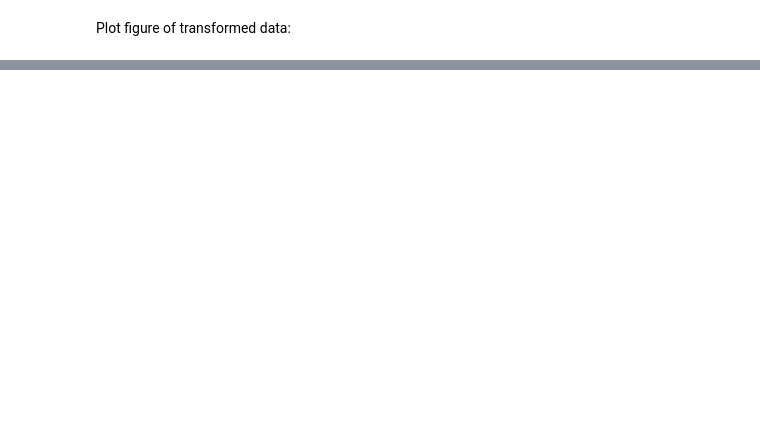
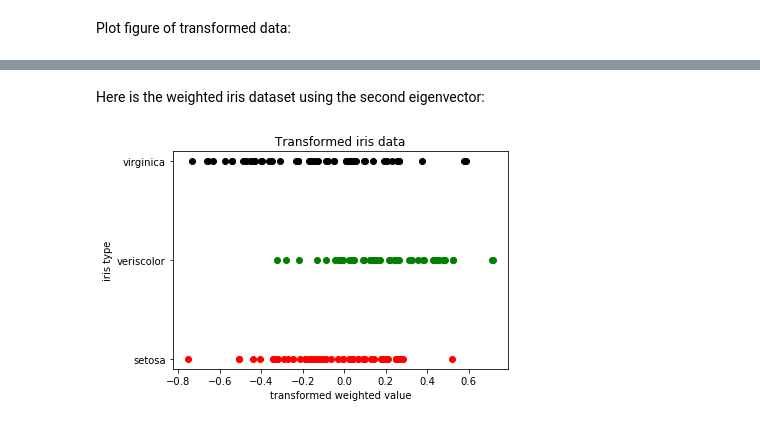
Before and after one commit to JustinTLee/Textbook-solutions, a Jupyter notebook: Machine Learning - an Algorithmic Perspective/practice questions/prob. 06.01.ipynb, the cells around one changed output, grey strips where cells are left out. Cells and saved outputs as stored; diff of their text form; code cells hidden in the pictures; blank space fills up the shorter version.

```diff
--- a/Machine Learning - an Algorithmic Perspective/practice questions/prob. 06.01.ipynb
+++ b/Machine Learning - an Algorithmic Perspective/practice questions/prob. 06.01.ipynb
@@ -69,0 +91,14 @@ It's evident that setosa is easy to separate.
+# %% [markdown]
+Here is the weighted iris dataset using the second eigenvector:
+# %%
+pl.figure(3)
+pl.title("Transformed iris data")
+pl.plot(irisAll[label0, 1], 1*np.ones((np.sum(label0), 1)), 'or', label = 'setosa')
+pl.plot(irisAll[label1, 1], 2*np.ones((np.sum(label1), 1)), 'og', label = 'versicolor')
+pl.plot(irisAll[label2, 1], 3*np.ones((np.sum(label2), 1)), 'ok', label = 'virginica')
+pl.yticks(range(1, 4), ['setosa', 'veriscolor', 'virginica'])
+pl.xlabel('transformed weighted value')
+pl.ylabel('iris type')
+pl.show()
+# %% [output]
+[figure, added]
```
Also changed, not shown: parts of 15 cells of this notebook, 6 other files.
